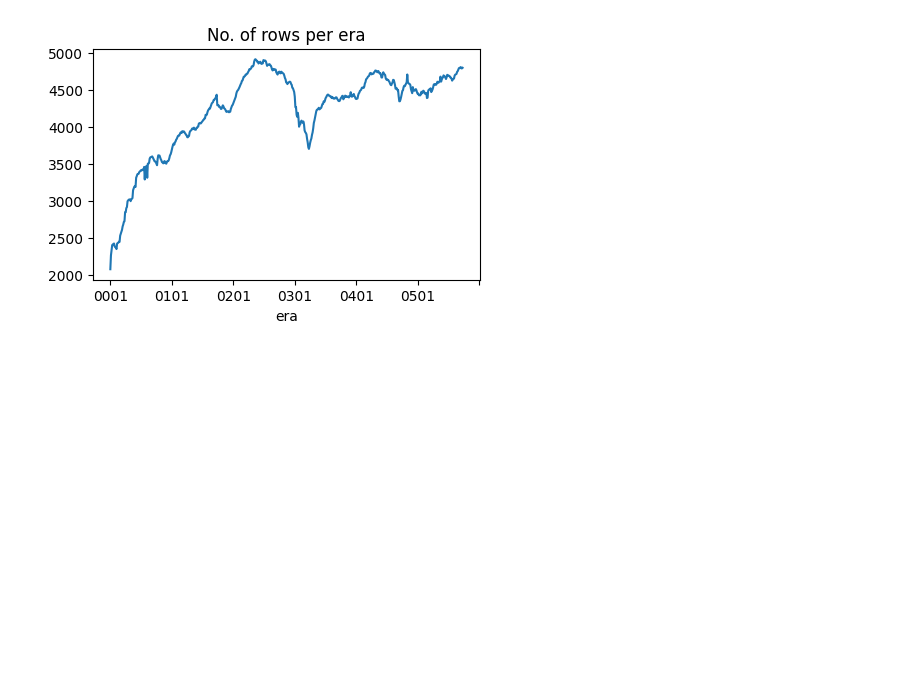
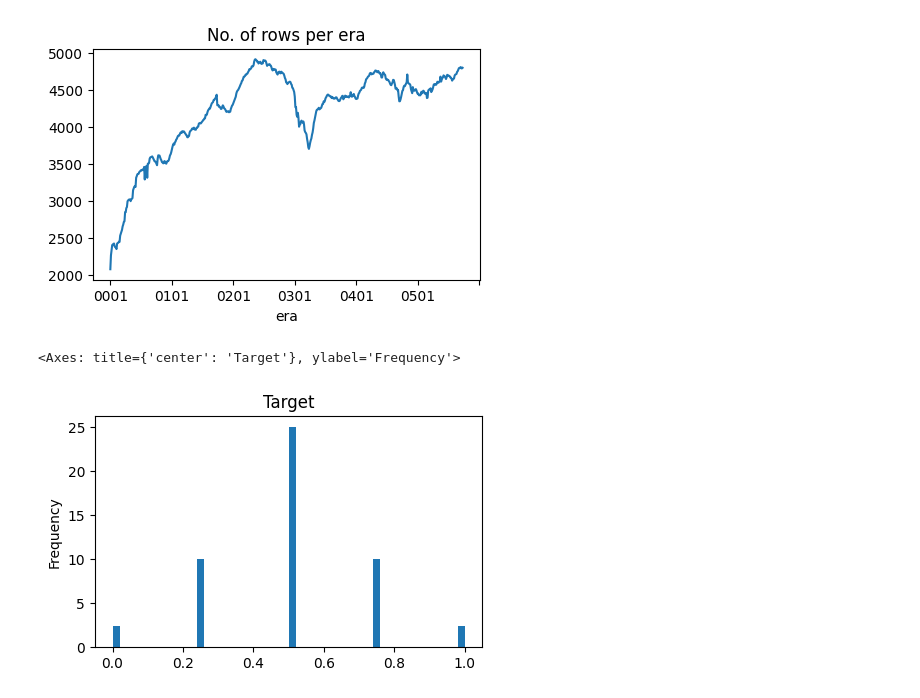
Before and after one commit to Pankaj-2003/Numerai_Models, a Jupyter notebook: numerai_first_notebook.ipynb, the cells around one changed output. Cells and saved outputs as stored; diff of their text form; code cells hidden in the pictures; blank space fills up the shorter version.

Commit message:
continued exploring and training

```diff
--- a/numerai_first_notebook.ipynb
+++ b/numerai_first_notebook.ipynb
@@ -56,6 +56,7 @@ import pandas as pd
 feature_sets = feature_metadata["feature_sets"]["medium"]
 napi.download_dataset(f"{dataset_version}/train_int8.parquet");
 train = pd.read_parquet(f"{dataset_version}/train_int8.parquet",columns = ["era","target"] + feature_sets)
+train = train[train["era"].isin(train["era"].unique()[::4])]
 # %%
 # exploring eras(took just first 10 to get a idea)
 train.groupby(["era"]).size()
@@ -79,3 +80,8 @@ train.groupby('era').size().plot(title = "No. of rows per era",figsize = (5,3),x
 # %% [output]
 <Axes: title={'center': 'No. of rows per era'}, xlabel='era'>
 [figure]
+# %%
+train["target"].plot(kind = 'hist', figsize = (5,3), bins = 50 , title = "Target",xlabel = "value", density = True)
+# %% [output]
+<Axes: title={'center': 'Target'}, ylabel='Frequency'>
+[figure, added]
```
Also changed, not shown: parts of 5 cells of this notebook.
